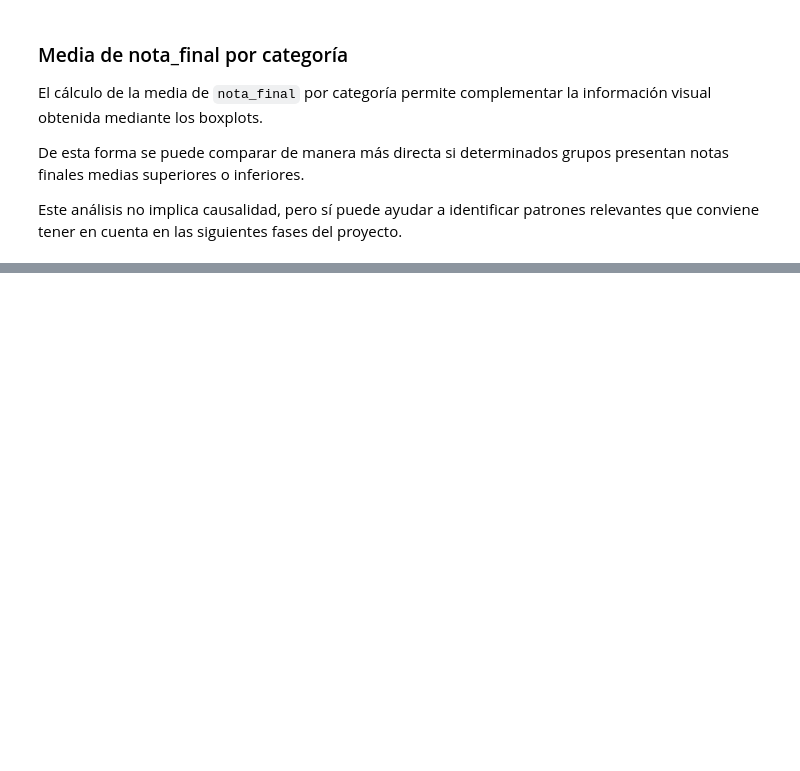
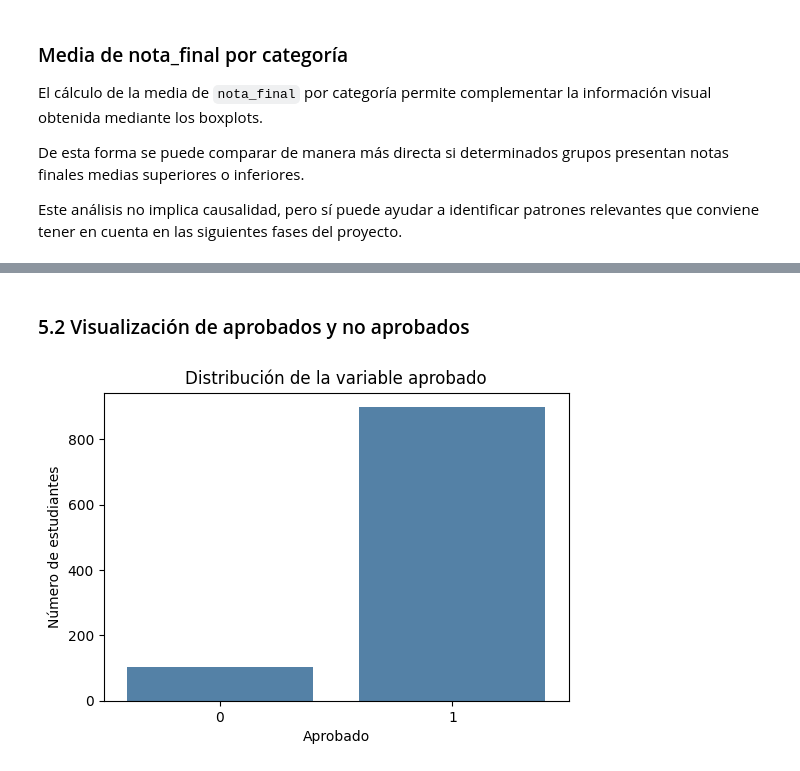
Before and after one commit to juanpamtx/Proyecto_08_DS.Machine_learning_regresion_y_clasificacion, a Jupyter notebook: Notebook/01_eda_preliminar.ipynb, the cells around one changed output, grey strips where cells are left out. Cells and saved outputs as stored; diff of their text form; code cells hidden in the pictures; blank space fills up the shorter version.

```diff
--- a/Notebook/01_eda_preliminar.ipynb
+++ b/Notebook/01_eda_preliminar.ipynb
@@ -935,0 +954,15 @@ En conjunto, las variables que parecen tener una relación más clara con `nota_
+# %% [markdown]
+### 5.2 Visualización de aprobados y no aprobados
+# %%
+# Visualización de la distribución de la variable aprobado
+plt.figure(figsize=(6, 4))
+
+sns.countplot(data=df, x="aprobado", color="steelblue")
+
+plt.title("Distribución de la variable aprobado")
+plt.xlabel("Aprobado")
+plt.ylabel("Número de estudiantes")
+
+plt.show()
+# %% [output]
+[figure, added]
```
Also changed, not shown: parts of 56 cells of this notebook.
